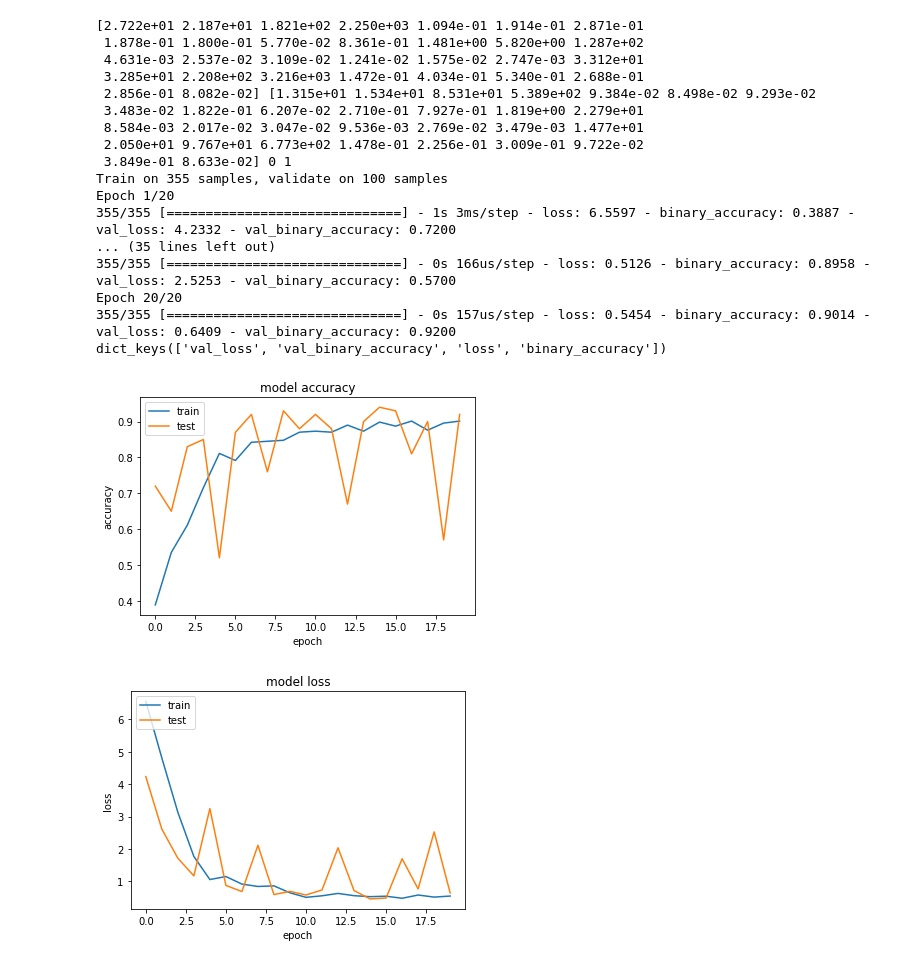
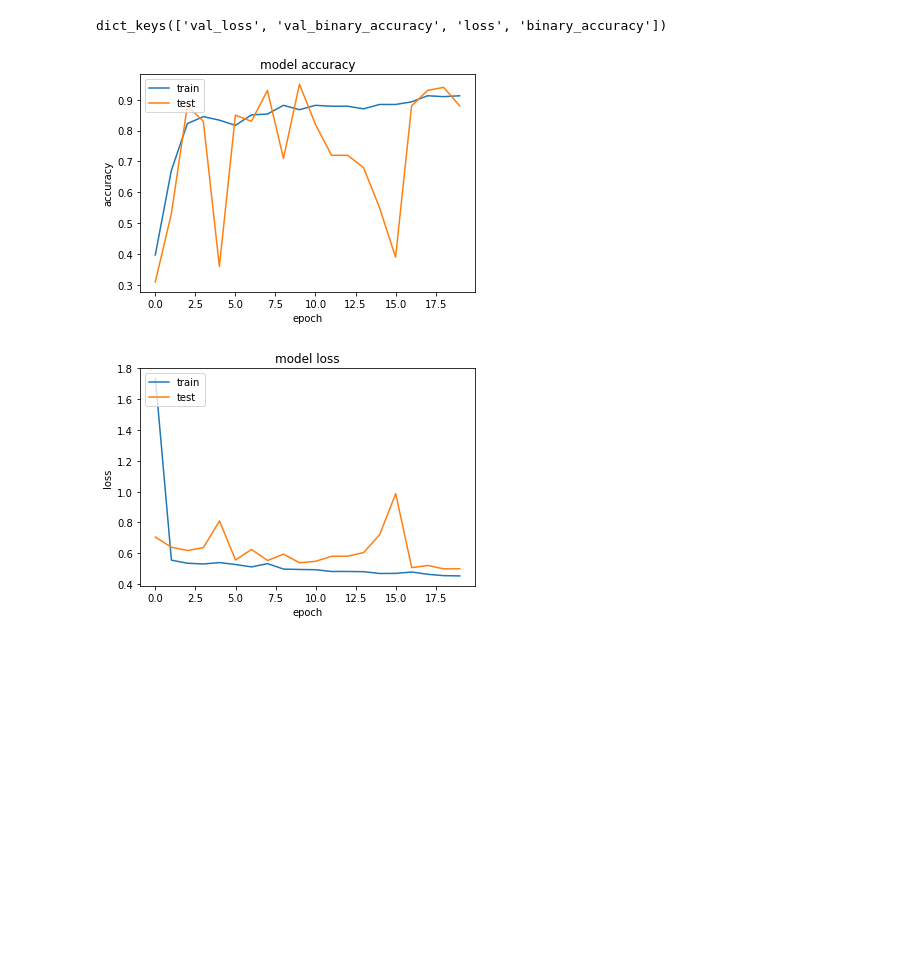
Before and after one commit to patrikgrenfeldt/pycourse, a Jupyter notebook: notebook.ipynb, the cells around one changed output. Cells and saved outputs as stored; diff of their text form; code cells hidden in the pictures; blank space fills up the shorter version.

Commit message:
DL of cancer dataset

```diff
--- a/notebook.ipynb
+++ b/notebook.ipynb
@@ -39,82 +50,23 @@ print(data.DESCR)
 # %%
-import numpy as np
-from keras import models
-from keras import layers
-from keras import optimizers
-from keras import losses
-from keras import metrics
-import matplotlib.pyplot as plt
-from sklearn import datasets
-from sklearn.model_selection import train_test_split
-
-dataset = datasets.load_breast_cancer()
-X = dataset.data
-y = dataset.target
-
-x_train, x_test, y_train, y_test = train_test_split(X, y, test_size = 0.2, random_state=12345)
-
-print(x_train[0],x_test[0],y_train[0],y_test[0])
-
-y_train = np.asarray(y_train).astype('float32')
-y_test = np.asarray(y_test).astype('float32')
-
-model = models.Sequential()
-model.add(layers.Dense(30, activation='relu', input_shape=(30,)))
-#model.add(layers.Dense(4, activation='relu'))
-model.add(layers.Dense(1, activation='sigmoid'))
-
-model.compile(optimizer=optimizers.RMSprop(lr=0.001),
-              loss=losses.binary_crossentropy,
-              metrics=[metrics.binary_accuracy])
-
-x_val = x_train[:100]
-partial_x_train = x_train[100:]
-y_val = y_train[:100]
-partial_y_train = y_train[100:]
-
-history = model.fit(partial_x_train,
-                    partial_y_train,
-                    epochs=20,
-                    batch_size=32,
-                    validation_data=(x_val, y_val))
-
-model.predict(x_test)
-
 # list all data in history
 print(history.history.keys())
 # summarize history for accuracy
 plt.plot(history.history['binary_accuracy']) # changed from acc
 plt.plot(history.history['val_binary_accuracy']) # changed from val_acc
 plt.title('model accuracy')
 plt.ylabel('accuracy')
 plt.xlabel('epoch')
 plt.legend(['train', 'test'], loc='upper left')
 plt.show()
 # summarize history for loss
 plt.plot(history.history['loss'])
 plt.plot(history.history['val_loss'])
 plt.title('model loss')
 plt.ylabel('loss')
 plt.xlabel('epoch')
 plt.legend(['train', 'test'], loc='upper left')
 plt.show()
 # %% [output]
-[2.722e+01 2.187e+01 1.821e+02 2.250e+03 1.094e-01 1.914e-01 2.871e-01
- 1.878e-01 1.800e-01 5.770e-02 8.361e-01 1.481e+00 5.820e+00 1.287e+02
- 4.631e-03 2.537e-02 3.109e-02 1.241e-02 1.575e-02 2.747e-03 3.312e+01
- 3.285e+01 2.208e+02 3.216e+03 1.472e-01 4.034e-01 5.340e-01 2.688e-01
- 2.856e-01 8.082e-02] [1.315e+01 1.534e+01 8.531e+01 5.389e+02 9.384e-02 8.498e-02 9.293e-02
- 3.483e-02 1.822e-01 6.207e-02 2.710e-01 7.927e-01 1.819e+00 2.279e+01
- 8.584e-03 2.017e-02 3.047e-02 9.536e-03 2.769e-02 3.479e-03 1.477e+01
- 2.050e+01 9.767e+01 6.773e+02 1.478e-01 2.256e-01 3.009e-01 9.722e-02
- 3.849e-01 8.633e-02] 0 1
-Train on 355 samples, validate on 100 samples
-Epoch 1/20
-355/355 [==============================] - 1s 3ms/step - loss: 6.5597 - binary_accuracy: 0.3887 - val_loss: 4.2332 - val_binary_accuracy: 0.7200
-... (35 lines left out)
-355/355 [==============================] - 0s 166us/step - loss: 0.5126 - binary_accuracy: 0.8958 - val_loss: 2.5253 - val_binary_accuracy: 0.5700
-Epoch 20/20
-355/355 [==============================] - 0s 157us/step - loss: 0.5454 - binary_accuracy: 0.9014 - val_loss: 0.6409 - val_binary_accuracy: 0.9200
 dict_keys(['val_loss', 'val_binary_accuracy', 'loss', 'binary_accuracy'])
-[figure, old version]
+[figure, new version]
-[figure, old version]
+[figure, new version]
```
Also changed, not shown: parts of 3 cells of this notebook, 1 other file.
